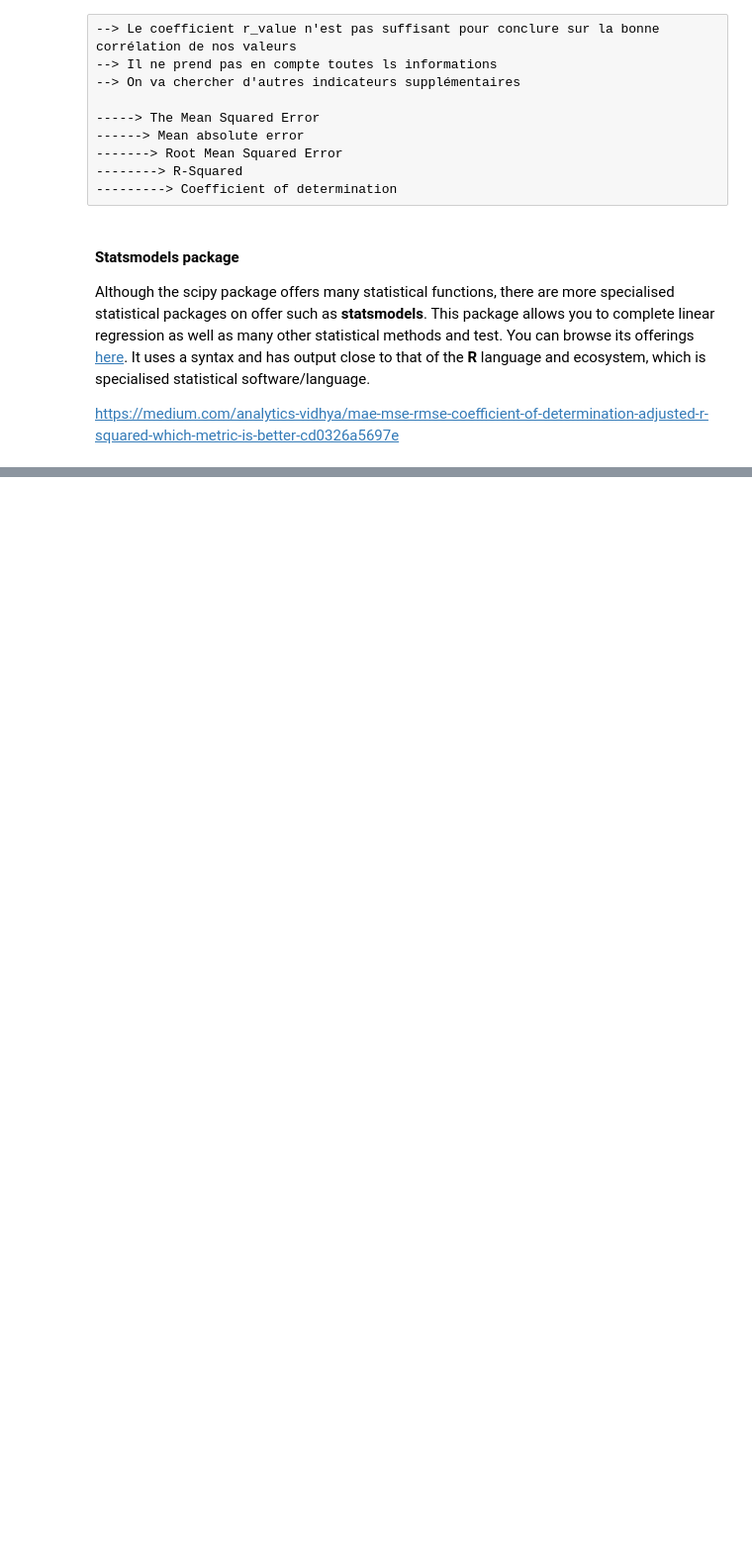
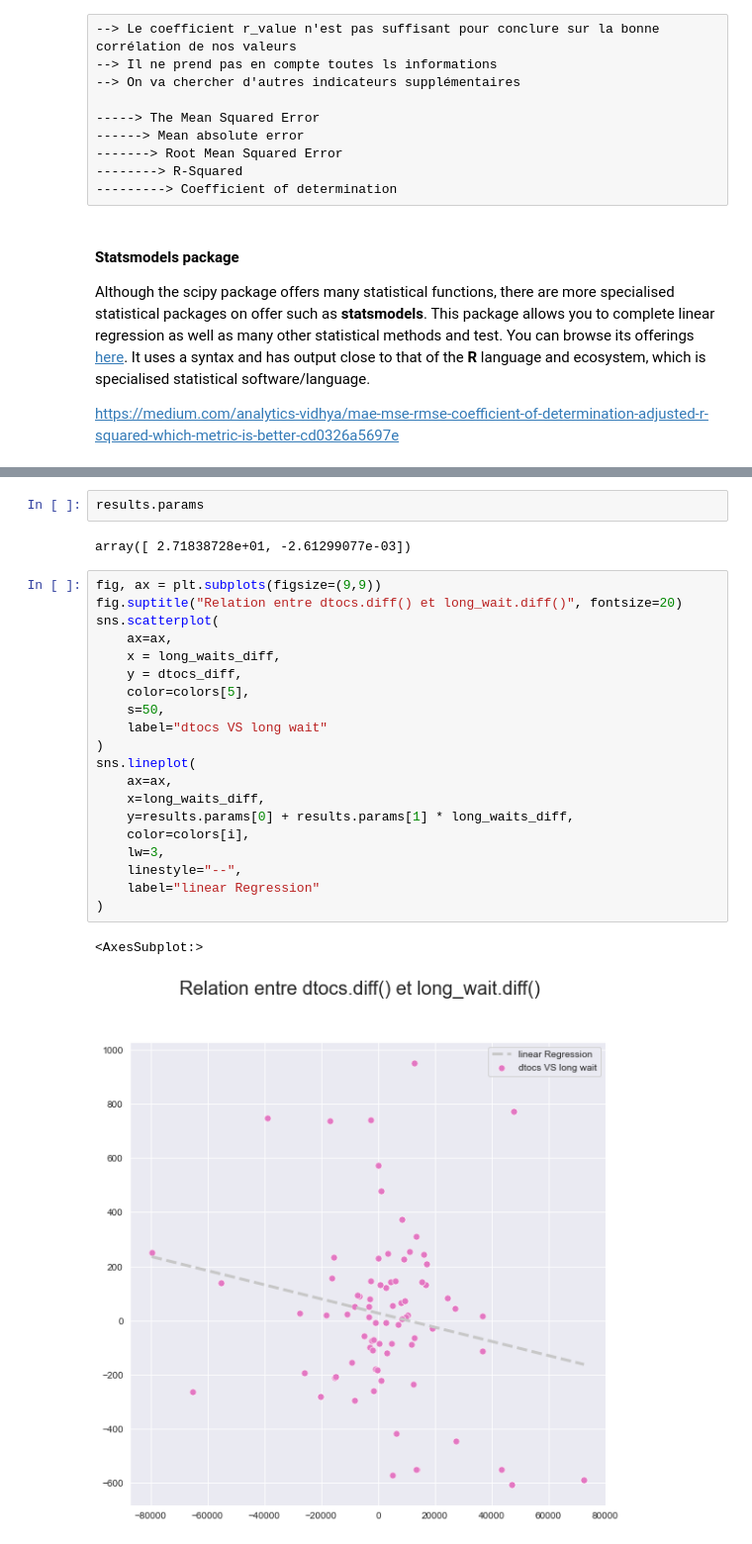
Before and after one commit to ManuLabricole/CDN-Statistique, a Jupyter notebook: 3 - Regression lineaire/Notebooks/notebook_1.ipynb, the cells around one changed output, grey strips where cells are left out. Shown: that part at 99% size. Drawn from its saved outputs; the diff is of its cells as text; blank space fills up the shorter version.

```diff
--- a/3 - Regression lineaire/Notebooks/notebook_1.ipynb
+++ b/3 - Regression lineaire/Notebooks/notebook_1.ipynb
@@ -263,0 +510,27 @@ https://medium.com/analytics-vidhya/mae-mse-rmse-coefficient-of-determination-ad
+# %%
+results.params
+# %% [output]
+array([ 2.71838728e+01, -2.61299077e-03])
+# %%
+fig, ax = plt.subplots(figsize=(9,9))
+fig.suptitle("Relation entre dtocs.diff() et long_wait.diff()", fontsize=20)
+sns.scatterplot(
+    ax=ax,
+    x = long_waits_diff,
+    y = dtocs_diff,
+    color=colors[5],
+    s=50,
+    label="dtocs VS long wait"
+)
+sns.lineplot(
+    ax=ax,
+    x=long_waits_diff,
+    y=results.params[0] + results.params[1] * long_waits_diff,
+    color=colors[i],
+    lw=3,
+    linestyle="--",
+    label="linear Regression"
+)
+# %% [output]
+<AxesSubplot:>
+[figure, added]
```
Also changed, not shown: parts of 20 cells of this notebook.
